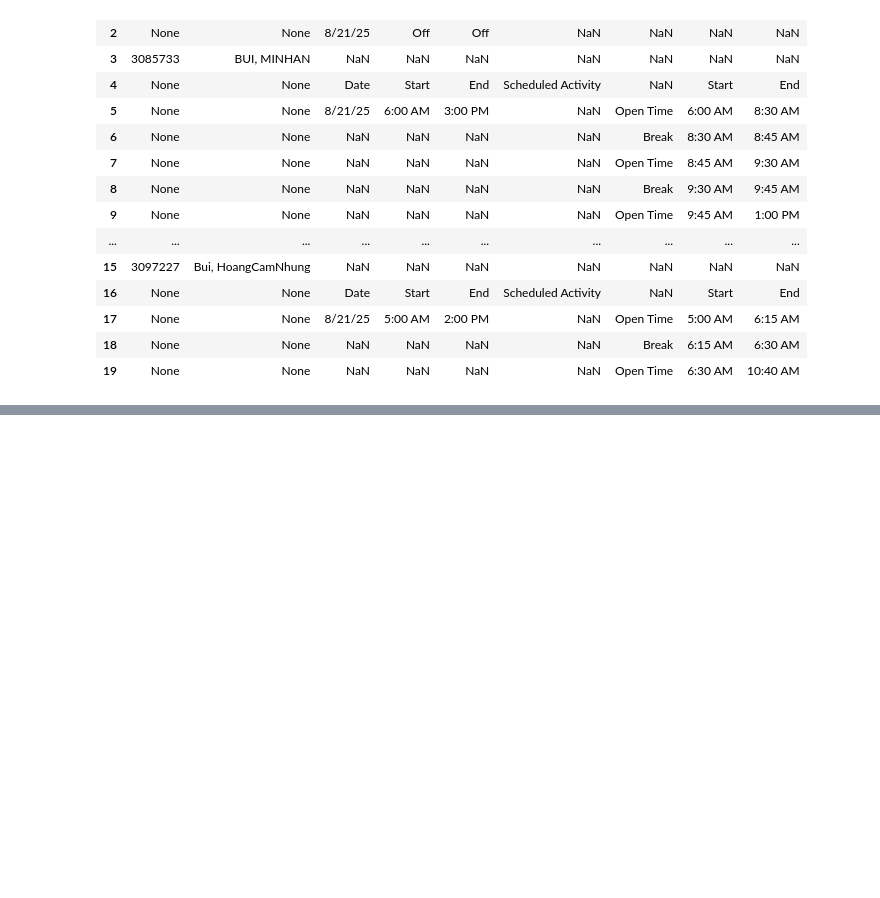
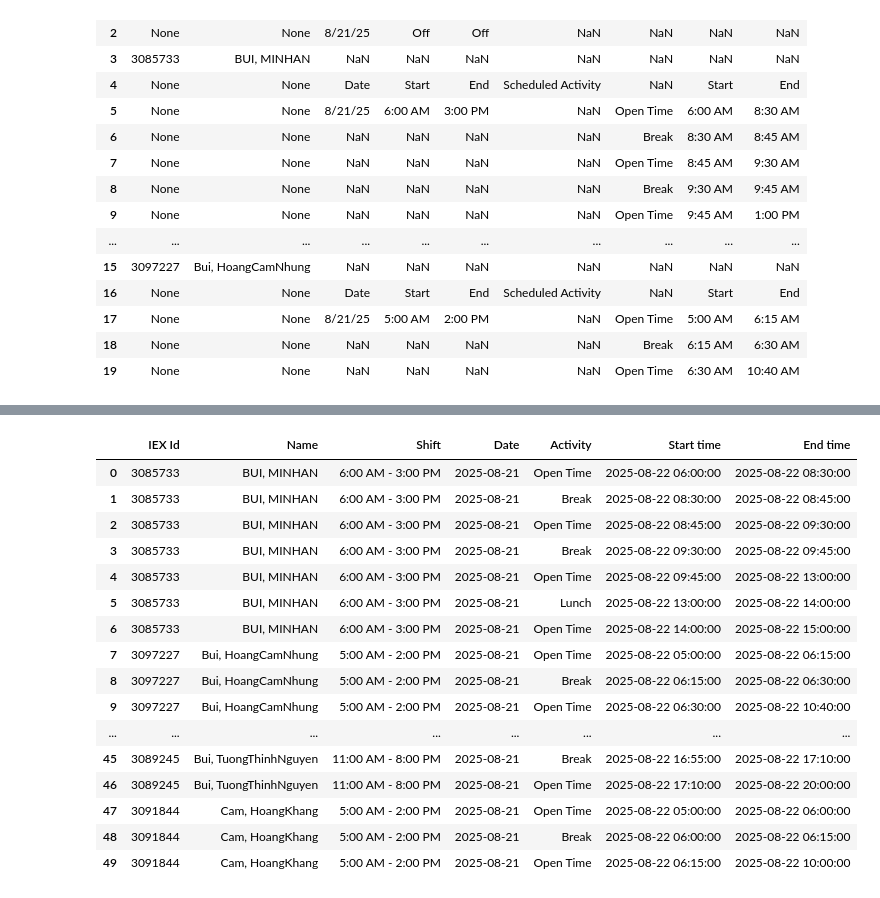
Before and after one commit to hoangvu2002/unscheduled-agent, a Jupyter notebook: production-iex_cleaner.ipynb, the cells around one changed output, grey strips where cells are left out. Saved outputs shown, nothing was run; the diff lists cells and outputs as text; code cells hidden in the pictures; blank space fills up the shorter version.

Commit message:
Update the logic for activity lasting past midnight

```diff
--- a/production-iex_cleaner.ipynb
+++ b/production-iex_cleaner.ipynb
@@ -262,3 +262,63 @@ iex_df.head(20)
+# %%
+# Đảm bảo các cột time và date ở dạng datetime
+iex_df['Start time'] = pd.to_datetime(iex_df['Start time'], errors='coerce')
+iex_df['End time']   = pd.to_datetime(iex_df['End time'], errors='coerce')
+iex_df['Date']       = pd.to_datetime(iex_df['Date'], errors='coerce')
+
+from datetime import datetime, timedelta
+
+def split_cross_midnight(df):
+    new_rows = []
+    for _, row in df.iterrows():
+        start = row['Start time']
+        end = row['End time']
+
+        # Nếu hợp lệ và End < Start (qua nửa đêm)
+        if pd.notna(start) and pd.notna(end) and end < start:
+            # 12:00 AM hôm sau
+            midnight = datetime.combine(start.date() + timedelta(days=1), datetime.min.time())
+
+            # Dòng 1: Start -> 12:00 AM
+            row1 = row.copy()
+            row1['End time'] = midnight
+
+            # Dòng 2: 12:00 AM -> End
+            row2 = row.copy()
+            row2['Start time'] = midnight
+            row2['Date'] = row2['Date'] + timedelta(days=1)  # cập nhật ngày
+
+            new_rows.append(row1)
+            new_rows.append(row2)
+        else:
+            new_rows.append(row)
+
+    return pd.DataFrame(new_rows).reset_index(drop=True)
+
+# Áp dụng
+iex_df = split_cross_midnight(iex_df)
+
+# Nếu bạn muốn cột Date hiển thị về dạng string YYYY-MM-DD
+iex_df['Date'] = iex_df['Date'].dt.strftime('%Y-%m-%d')
+
+iex_df.head(50)
+# %% [output]
+|  | IEX Id | Name | Shift | Date | Activity | Start time | End time |
+| 0 | 3085733 | BUI, MINHAN | 6:00 AM - 3:00 PM | 2025-08-21 | Open Time | 2025-08-22 06:00:00 | 2025-08-22 08:30:00 |
+| 1 | 3085733 | BUI, MINHAN | 6:00 AM - 3:00 PM | 2025-08-21 | Break | 2025-08-22 08:30:00 | 2025-08-22 08:45:00 |
+| 2 | 3085733 | BUI, MINHAN | 6:00 AM - 3:00 PM | 2025-08-21 | Open Time | 2025-08-22 08:45:00 | 2025-08-22 09:30:00 |
+| 3 | 3085733 | BUI, MINHAN | 6:00 AM - 3:00 PM | 2025-08-21 | Break | 2025-08-22 09:30:00 | 2025-08-22 09:45:00 |
+| 4 | 3085733 | BUI, MINHAN | 6:00 AM - 3:00 PM | 2025-08-21 | Open Time | 2025-08-22 09:45:00 | 2025-08-22 13:00:00 |
+| 5 | 3085733 | BUI, MINHAN | 6:00 AM - 3:00 PM | 2025-08-21 | Lunch | 2025-08-22 13:00:00 | 2025-08-22 14:00:00 |
+| 6 | 3085733 | BUI, MINHAN | 6:00 AM - 3:00 PM | 2025-08-21 | Open Time | 2025-08-22 14:00:00 | 2025-08-22 15:00:00 |
+| 7 | 3097227 | Bui, HoangCamNhung | 5:00 AM - 2:00 PM | 2025-08-21 | Open Time | 2025-08-22 05:00:00 | 2025-08-22 06:15:00 |
+| 8 | 3097227 | Bui, HoangCamNhung | 5:00 AM - 2:00 PM | 2025-08-21 | Break | 2025-08-22 06:15:00 | 2025-08-22 06:30:00 |
+| 9 | 3097227 | Bui, HoangCamNhung | 5:00 AM - 2:00 PM | 2025-08-21 | Open Time | 2025-08-22 06:30:00 | 2025-08-22 10:40:00 |
+| ... | ... | ... | ... | ... | ... | ... | ... |
+| 45 | 3089245 | Bui, TuongThinhNguyen | 11:00 AM - 8:00 PM | 2025-08-21 | Break | 2025-08-22 16:55:00 | 2025-08-22 17:10:00 |
+| 46 | 3089245 | Bui, TuongThinhNguyen | 11:00 AM - 8:00 PM | 2025-08-21 | Open Time | 2025-08-22 17:10:00 | 2025-08-22 20:00:00 |
+| 47 | 3091844 | Cam, HoangKhang | 5:00 AM - 2:00 PM | 2025-08-21 | Open Time | 2025-08-22 05:00:00 | 2025-08-22 06:00:00 |
+| 48 | 3091844 | Cam, HoangKhang | 5:00 AM - 2:00 PM | 2025-08-21 | Break | 2025-08-22 06:00:00 | 2025-08-22 06:15:00 |
+| 49 | 3091844 | Cam, HoangKhang | 5:00 AM - 2:00 PM | 2025-08-21 | Open Time | 2025-08-22 06:15:00 | 2025-08-22 10:00:00 |
 # %%
 # Xuất ra file Excel, nếu đã có sẵn thì sẽ ghi đè
 iex_df.to_excel("iex-data-extracted.xlsx", index=False)
```
Also changed, not shown: parts of 2 cells of this notebook.
